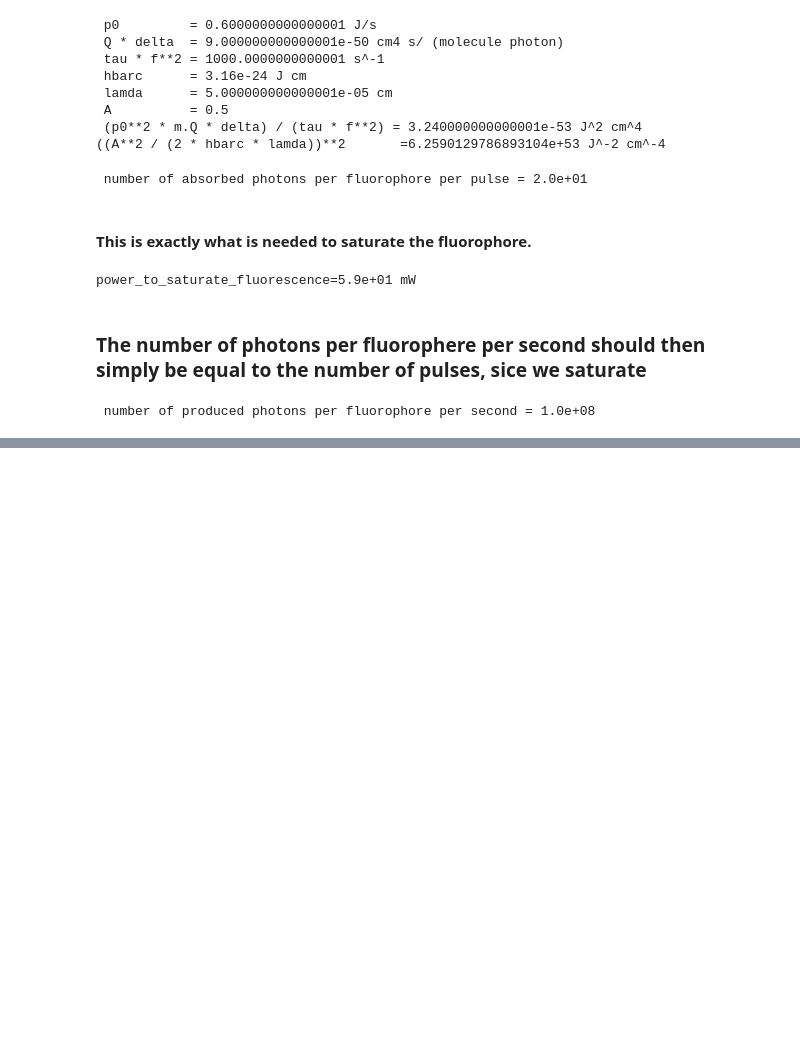
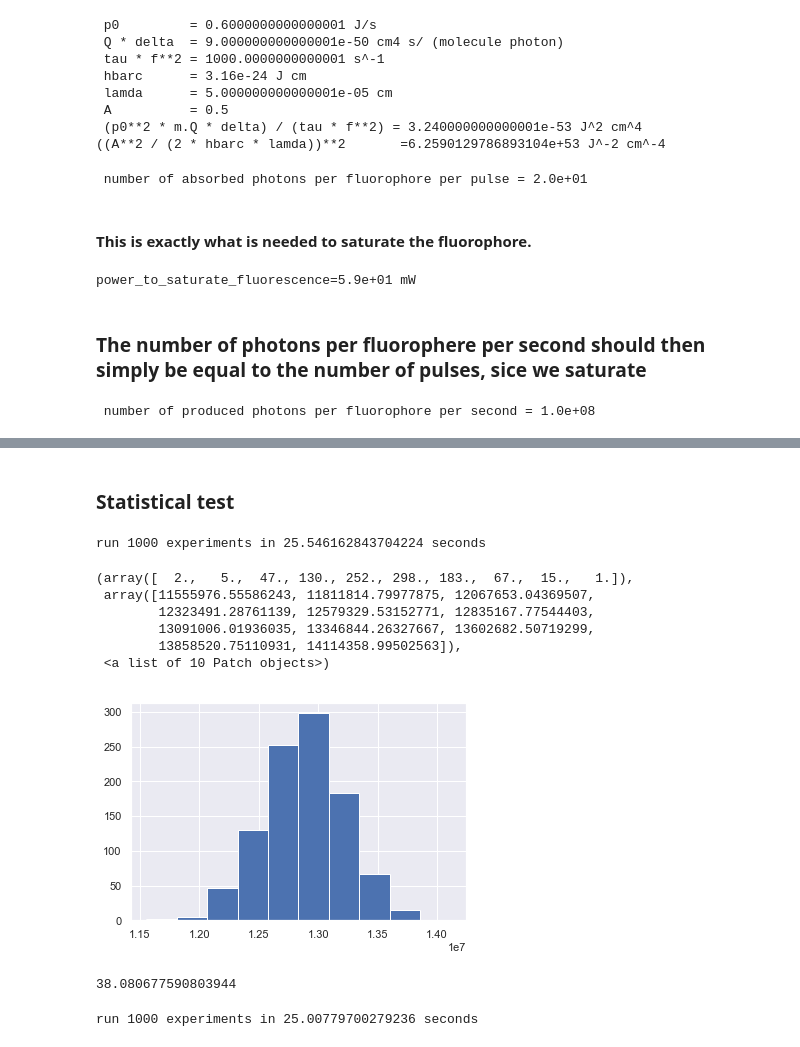
Before and after one commit to franmon/sabatnb, a Jupyter notebook: TwoPhotonML.ipynb, the cells around one changed output, grey strips where cells are left out. Saved outputs shown, nothing was run; the diff lists cells and outputs as text; code cells hidden in the pictures; blank space fills up the shorter version.

```diff
--- a/TwoPhotonML.ipynb
+++ b/TwoPhotonML.ipynb
@@ -578,0 +499,3 @@ Detected background photons (per mus) = 0.01
+# %%
+def readout_frq(vr : float = 100 * MHZ)->float:
+    return 1./(vr/hertz)
@@ -578,0 +508,5 @@ Detected background photons (per mus) = 0.01
+# %%
+alpha = 100
+# %%
+nps = photon_per_sample(n_f, readout_frq(1 * hertz), alpha, mc)
+nps
@@ -578,0 +530,3 @@ Detected background photons (per mus) = 0.01
+# %%
+ml = Monolayer(x= 1 * mum, y = 1 * mum, z = 1 * nm, nf = nps.ns_det, alpha=alpha)
+ml
@@ -578,0 +541,30 @@ Detected background photons (per mus) = 0.01
+# %% [markdown]
+### Statistical test
+# %%
+n  = int(1e+3)
+t0 = time.time()
+N = [ml.nsignal() for i in range(n)]
+t1 = time.time()
+print(f'run {n} experiments in {t1-t0} seconds')
+plt.hist(N, bins=10)
+# %% [output]
+run 1000 experiments in 25.546162843704224 seconds
+(array([  2.,   5.,  47., 130., 252., 298., 183.,  67.,  15.,   1.]),
+ array([11555976.55586243, 11811814.79977875, 12067653.04369507,
+        12323491.28761139, 12579329.53152771, 12835167.77544403,
+        13091006.01936035, 13346844.26327667, 13602682.50719299,
+        13858520.75110931, 14114358.99502563]),
+ <a list of 10 Patch objects>)
+[figure, added]
+# %%
+np.average(N) / np.std(N)
+# %% [output]
+38.080677590803944
+# %%
+n  = int(1e+3)
+t0 = time.time()
+N  = signal(ml, n_exp = n)
+t1 = time.time()
+print(f'run {n} experiments in {t1-t0} seconds')
+# %% [output]
+run 1000 experiments in 25.00779700279236 seconds
```
Also changed, not shown: parts of 46 cells of this notebook, 1 other file.
